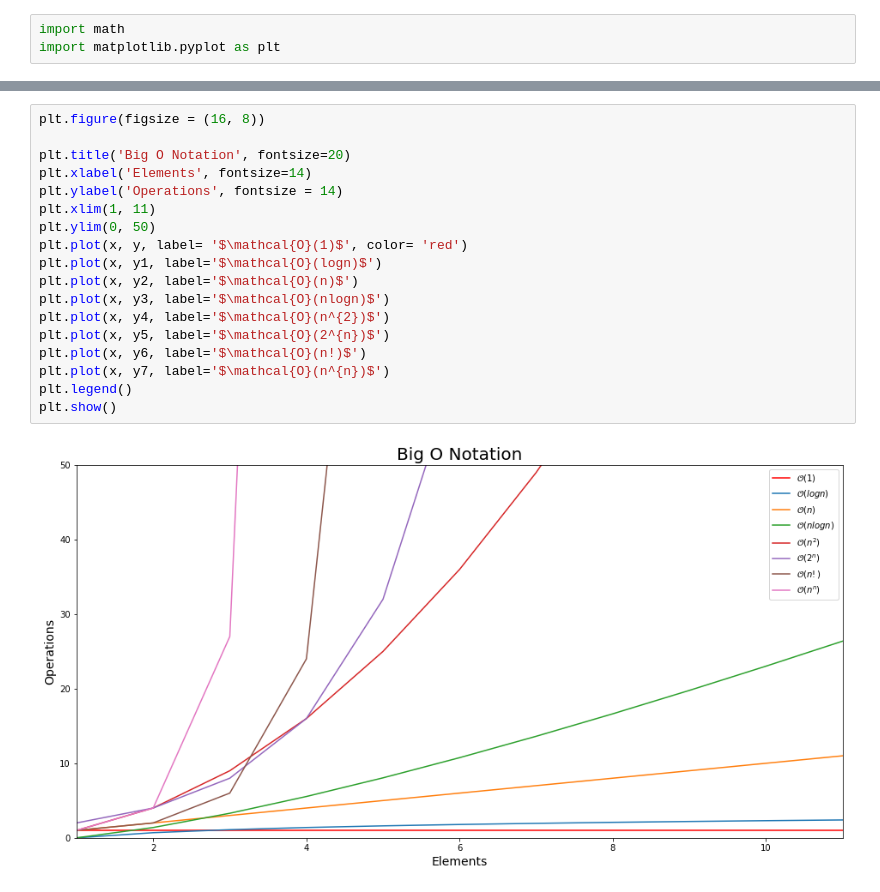
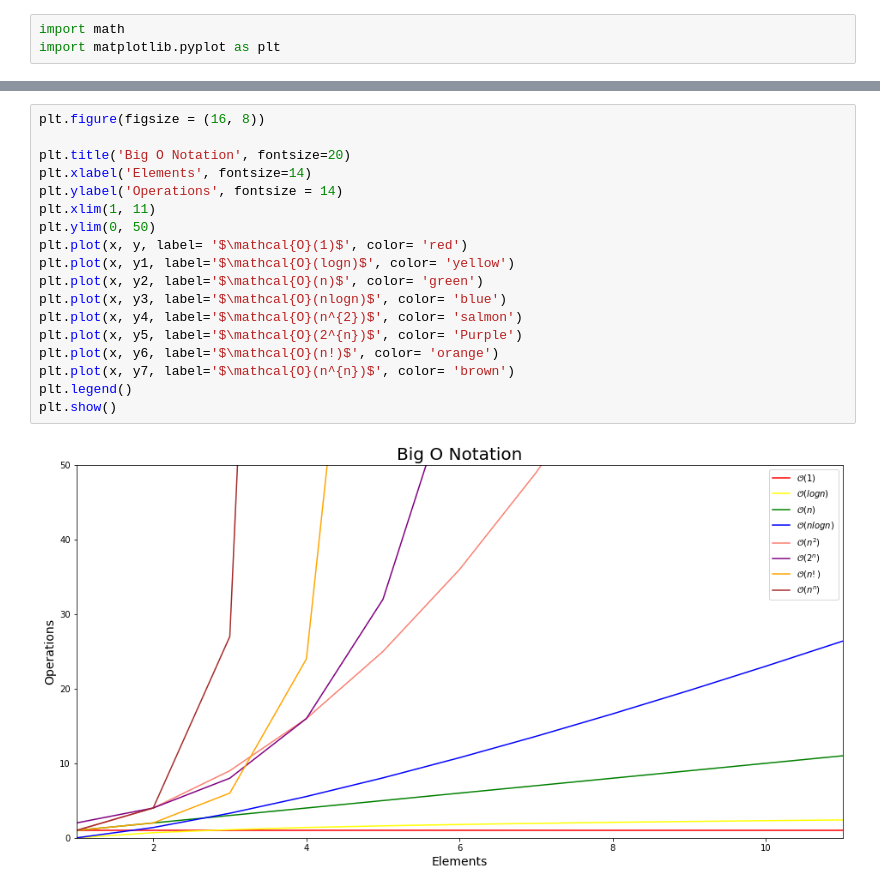
Before and after one commit to Addisalem-Kemal/numpy-pandas-visualization-exercises, a Jupyter notebook: BIg_O_Notation.ipynb, the cells around one changed output, grey strips where cells are left out. Saved outputs shown, nothing was run; the diff lists cells and outputs as text.

```diff
--- a/BIg_O_Notation.ipynb
+++ b/BIg_O_Notation.ipynb
@@ -23,20 +45,20 @@ y7 =  [x**x for x in x]
 # %%
 plt.figure(figsize = (16, 8))
 
 plt.title('Big O Notation', fontsize=20)
 plt.xlabel('Elements', fontsize=14)
 plt.ylabel('Operations', fontsize = 14)
 plt.xlim(1, 11)
 plt.ylim(0, 50)
 plt.plot(x, y, label= '$\mathcal{O}(1)$', color= 'red')
-plt.plot(x, y1, label='$\mathcal{O}(logn)$')
-plt.plot(x, y2, label='$\mathcal{O}(n)$')
-plt.plot(x, y3, label='$\mathcal{O}(nlogn)$')
-plt.plot(x, y4, label='$\mathcal{O}(n^{2})$')
-plt.plot(x, y5, label='$\mathcal{O}(2^{n})$')
-plt.plot(x, y6, label='$\mathcal{O}(n!)$')
-plt.plot(x, y7, label='$\mathcal{O}(n^{n})$')
+plt.plot(x, y1, label='$\mathcal{O}(logn)$', color= 'yellow')
+plt.plot(x, y2, label='$\mathcal{O}(n)$', color= 'green')
+plt.plot(x, y3, label='$\mathcal{O}(nlogn)$', color= 'blue')
+plt.plot(x, y4, label='$\mathcal{O}(n^{2})$', color= 'salmon')
+plt.plot(x, y5, label='$\mathcal{O}(2^{n})$', color= 'Purple')
+plt.plot(x, y6, label='$\mathcal{O}(n!)$', color= 'orange')
+plt.plot(x, y7, label='$\mathcal{O}(n^{n})$', color= 'brown')
 plt.legend()
 plt.show()
 # %% [output]
-[figure, old version]
+[figure, new version]
```
Also changed, not shown: parts of 1 cell of this notebook.
